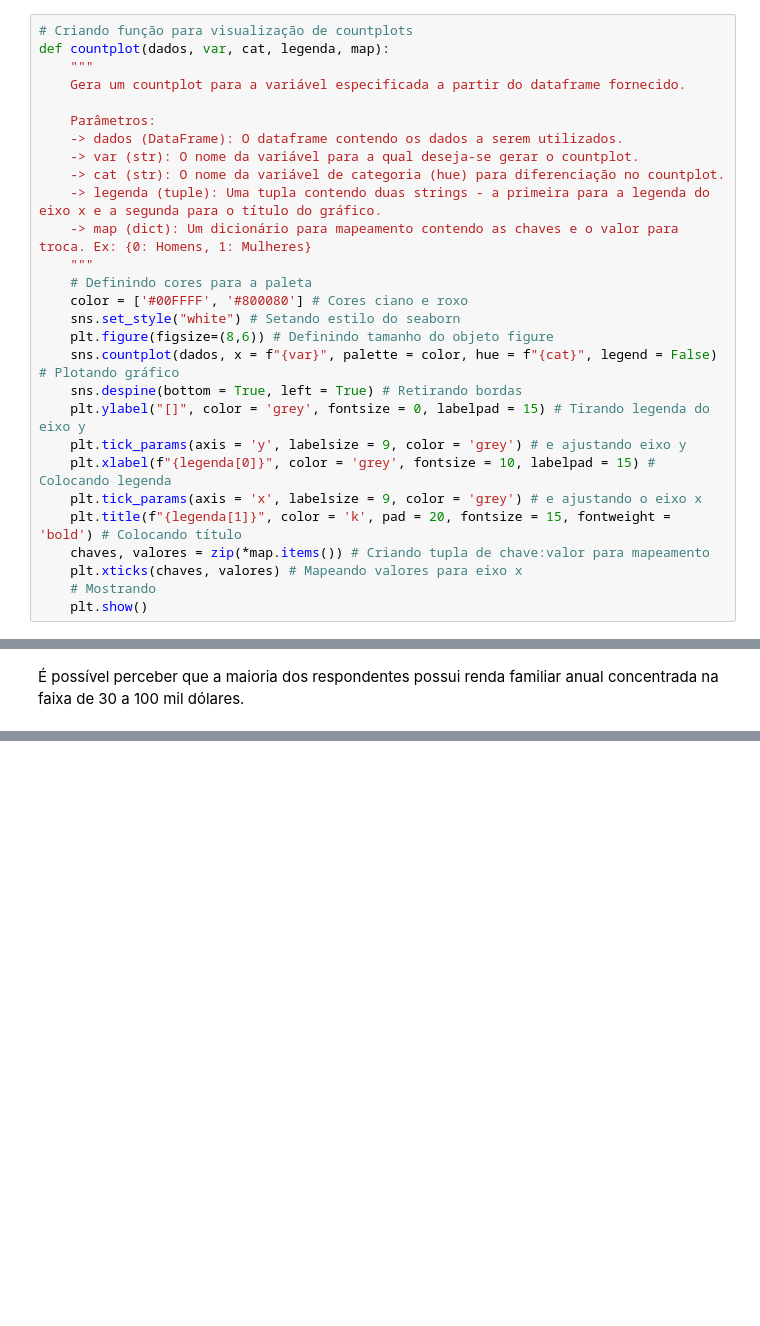
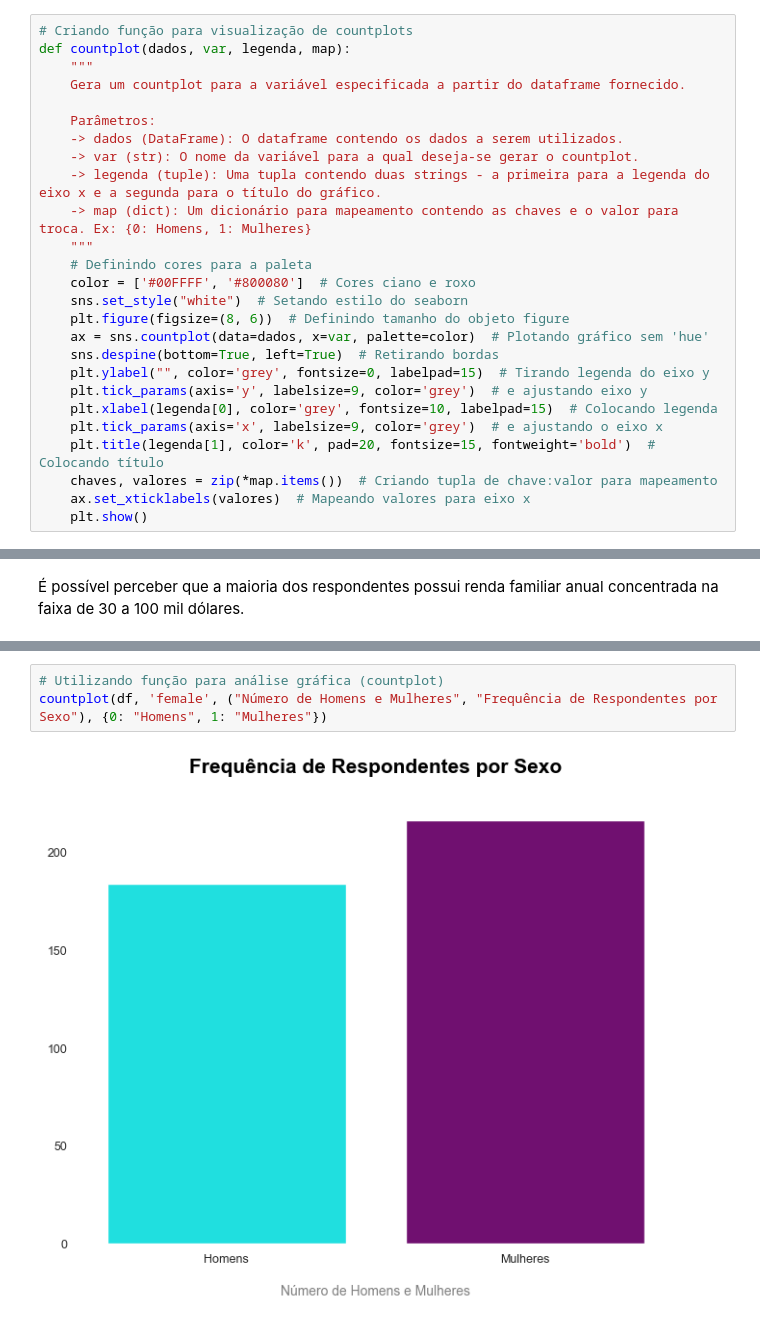
Before and after one commit to lazarocordeirosilva/Segmentacao_Clientes, a Jupyter notebook: notebook/Segmentação Clientes.ipynb, the cells around one changed output, grey strips where cells are left out. Saved outputs shown, nothing was run; the diff lists cells and outputs as text; blank space fills up the shorter version.

```diff
--- a/notebook/Segmentação Clientes.ipynb
+++ b/notebook/Segmentação Clientes.ipynb
@@ -247,31 +247,29 @@ def histograma(dados, var, legenda):
 #### <a> Countplot </a>
 # %%
 # Criando função para visualização de countplots
-def countplot(dados, var, cat, legenda, map):
+def countplot(dados, var, legenda, map):
     """
     Gera um countplot para a variável especificada a partir do dataframe fornecido.
 
     Parâmetros:
     -> dados (DataFrame): O dataframe contendo os dados a serem utilizados.
     -> var (str): O nome da variável para a qual deseja-se gerar o countplot.
-    -> cat (str): O nome da variável de categoria (hue) para diferenciação no countplot.
     -> legenda (tuple): Uma tupla contendo duas strings - a primeira para a legenda do eixo x e a segunda para o título do gráfico.
     -> map (dict): Um dicionário para mapeamento contendo as chaves e o valor para troca. Ex: {0: Homens, 1: Mulheres}
     """
     # Definindo cores para a paleta
-    color = ['#00FFFF', '#800080'] # Cores ciano e roxo
-    sns.set_style("white") # Setando estilo do seaborn
-    plt.figure(figsize=(8,6)) # Definindo tamanho do objeto figure
-    sns.countplot(dados, x = f"{var}", palette = color, hue = f"{cat}", legend = False) # Plotando gráfico
-    sns.despine(bottom = True, left = True) # Retirando bordas
-    plt.ylabel("[]", color = 'grey', fontsize = 0, labelpad = 15) # Tirando legenda do eixo y
-    plt.tick_params(axis = 'y', labelsize = 9, color = 'grey') # e ajustando eixo y
-    plt.xlabel(f"{legenda[0]}", color = 'grey', fontsize = 10, labelpad = 15) # Colocando legenda
-    plt.tick_params(axis = 'x', labelsize = 9, color = 'grey') # e ajustando o eixo x
-    plt.title(f"{legenda[1]}", color = 'k', pad = 20, fontsize = 15, fontweight = 'bold') # Colocando título
-    chaves, valores = zip(*map.items()) # Criando tupla de chave:valor para mapeamento
-    plt.xticks(chaves, valores) # Mapeando valores para eixo x
-    # Mostrando
+    color = ['#00FFFF', '#800080']  # Cores ciano e roxo
+    sns.set_style("white")  # Setando estilo do seaborn
+    plt.figure(figsize=(8, 6))  # Definindo tamanho do objeto figure
+    ax = sns.countplot(data=dados, x=var, palette=color)  # Plotando gráfico sem 'hue'
+    sns.despine(bottom=True, left=True)  # Retirando bordas
+    plt.ylabel("", color='grey', fontsize=0, labelpad=15)  # Tirando legenda do eixo y
+    plt.tick_params(axis='y', labelsize=9, color='grey')  # e ajustando eixo y
+    plt.xlabel(legenda[0], color='grey', fontsize=10, labelpad=15)  # Colocando legenda
+    plt.tick_params(axis='x', labelsize=9, color='grey')  # e ajustando o eixo x
+    plt.title(legenda[1], color='k', pad=20, fontsize=15, fontweight='bold')  # Colocando título
+    chaves, valores = zip(*map.items())  # Criando tupla de chave:valor para mapeamento
+    ax.set_xticklabels(valores)  # Mapeando valores para eixo x
     plt.show()
 # %%
 # Utilizando a função histograma para analisar a distribuição das idades entre os respondentes
@@ -301,0 +305,5 @@ GIT PUSH 01
+# %%
+# Utilizando função para análise gráfica (countplot)
+countplot(df, 'female', ("Número de Homens e Mulheres", "Frequência de Respondentes por Sexo"), {0: "Homens", 1: "Mulheres"})
+# %% [output]
+[figure, added]
```
Also changed, not shown: parts of 21 cells of this notebook.
